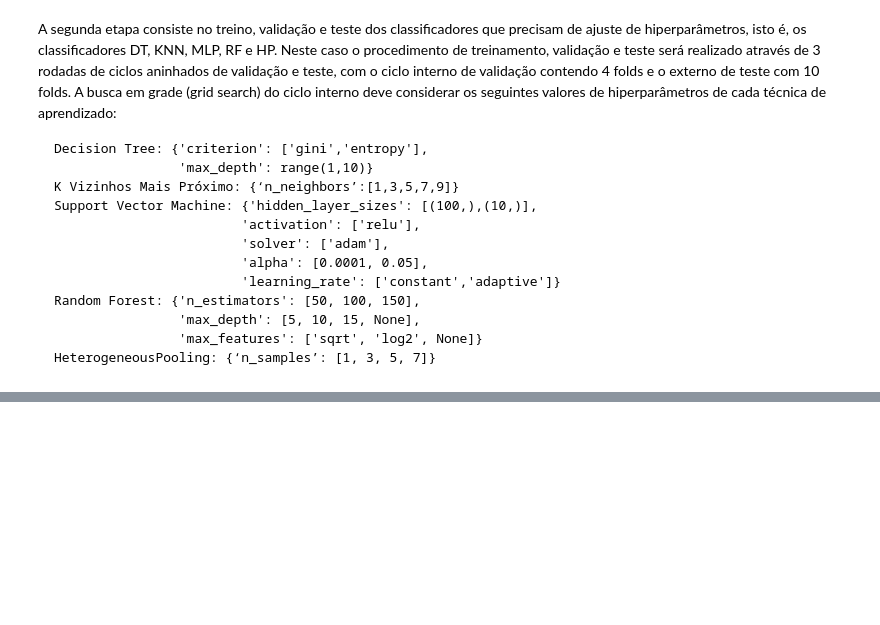
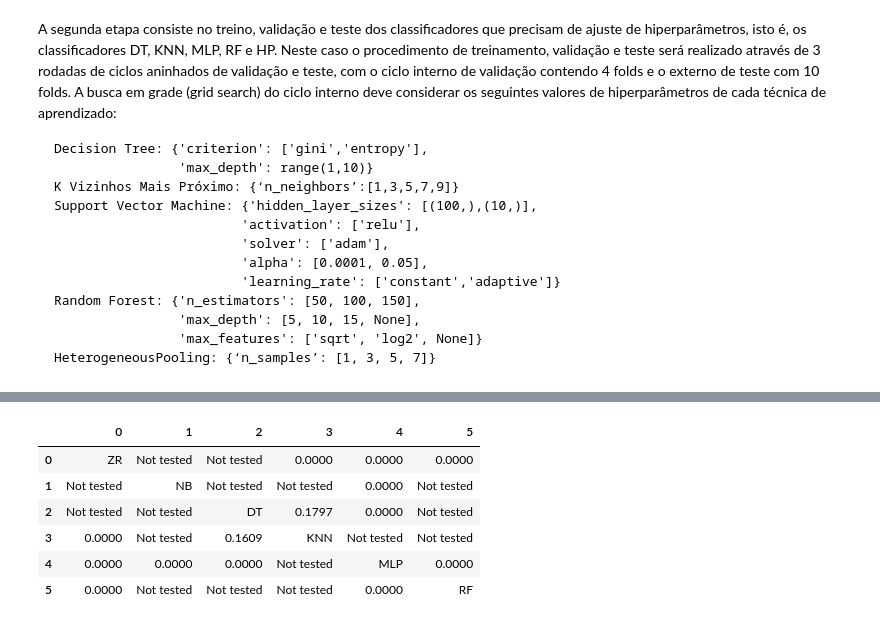
Before and after one commit to Henriquelay/AI-classes, a Jupyter notebook: Trab1/Trab1_Henrique_Layber.ipynb, the cells around one changed output, grey strips where cells are left out. Cells and saved outputs as stored; diff of their text form; code cells hidden in the pictures; blank space fills up the shorter version.

```diff
--- a/Trab1/Trab1_Henrique_Layber.ipynb
+++ b/Trab1/Trab1_Henrique_Layber.ipynb
@@ -188,0 +295,17 @@ plt.show()
+# %%
+get_stat = lambda stat_name: [
+    model_stats[stat_name] for model_name, model_stats in agg_data.items()
+]
+
+table = pd.DataFrame(
+    {
+        "Média": get_stat("mean"),
+        "Desvio Padrão": get_stat("std"),
+        "Limite Inferior": get_stat("inf"),
+        "Limite Superior": get_stat("sup"),
+    },
+    index=pd.Index(agg_data.keys(), name="Método"),
+)
+pd.set_option("display.precision", 2)
+
+table
@@ -188,0 +323,78 @@ plt.show()
+# %%
+from scipy.stats import wilcoxon, ttest_rel
+
+table_raw_stats = {key: value["raw"] for key, value in agg_data.items()}
+
+model_pairs = set(
+    [
+        frozenset({model1, model2})
+        for model1 in agg_data.keys()
+        for model2 in agg_data.keys()
+        if model1 != model2
+        # TODO Doing a dirty blacklist to avoid some comparisons for now
+        and frozenset({model1, model2})
+        not in (
+            frozenset({"NB", "RF"}),
+            frozenset({"NB", "DT"}),
+            frozenset({"NB", "KNN"}),
+            frozenset({"RF", "DT"}),
+            frozenset({"RF", "KNN"}),
+            frozenset({"MLP", "KNN"}),
+            frozenset({"ZR", "NB"}),
+            frozenset({"ZR", "DT"}),
+        )
+    ]
+)
+
+
+def hipothesis_tests(pair: frozenset[str]) -> tuple[float, float]:
+    model_name1, model_name2 = pair
+    dataset1 = table_raw_stats[model_name1]
+    dataset2 = table_raw_stats[model_name2]
+    # print(f"{model_name1} vs {model_name2}")
+    return (
+        ttest_rel(dataset1, dataset2),
+        wilcoxon(dataset1, dataset2),
+    )
+
+
+table_stats = {pair: hipothesis_tests(pair) for pair in model_pairs}
+
+model_order = list(agg_data.keys())
+
+
+def table_stat(model1_name: str, model2_name: str):
+    keys = list(agg_data.keys())
+    if keys.index(model1_name) < keys.index(model2_name):  # lower triangle
+        return table_stats[frozenset({model1_name, model2_name})][1].pvalue
+    # upper triangle
+    return table_stats[frozenset({model1_name, model2_name})][0].pvalue
+
+
+table = [
+    (
+        model_name1
+        if model_name1 == model_name2  # diagonal
+        else (
+            "Not tested"
+            if frozenset({model_name1, model_name2})
+            not in table_stats  # not tested, all zeroes
+            else f"{table_stat(model_name1, model_name2):.4f}"
+        )
+    )
+    for model_name1 in agg_data.keys()
+    for model_name2 in agg_data.keys()
+]
+
+table = pd.DataFrame(
+    np.array(table).reshape(len(agg_data), len(agg_data)), index=None, columns=None
+)
+table
+# %% [output]
+|  | 0 | 1 | 2 | 3 | 4 | 5 |
+| 0 | ZR | Not tested | Not tested | 0.0000 | 0.0000 | 0.0000 |
+| 1 | Not tested | NB | Not tested | Not tested | 0.0000 | Not tested |
+| 2 | Not tested | Not tested | DT | 0.1797 | 0.0000 | Not tested |
+| 3 | 0.0000 | Not tested | 0.1609 | KNN | Not tested | Not tested |
+| 4 | 0.0000 | 0.0000 | 0.0000 | Not tested | MLP | 0.0000 |
+| 5 | 0.0000 | Not tested | Not tested | Not tested | 0.0000 | RF |
```
Also changed, not shown: parts of 15 cells of this notebook.
